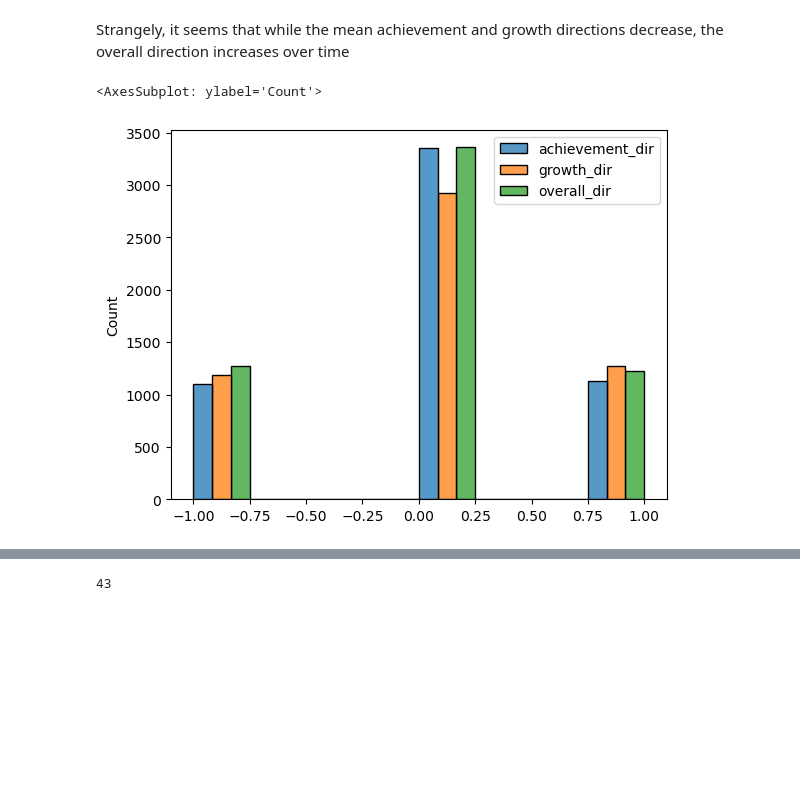
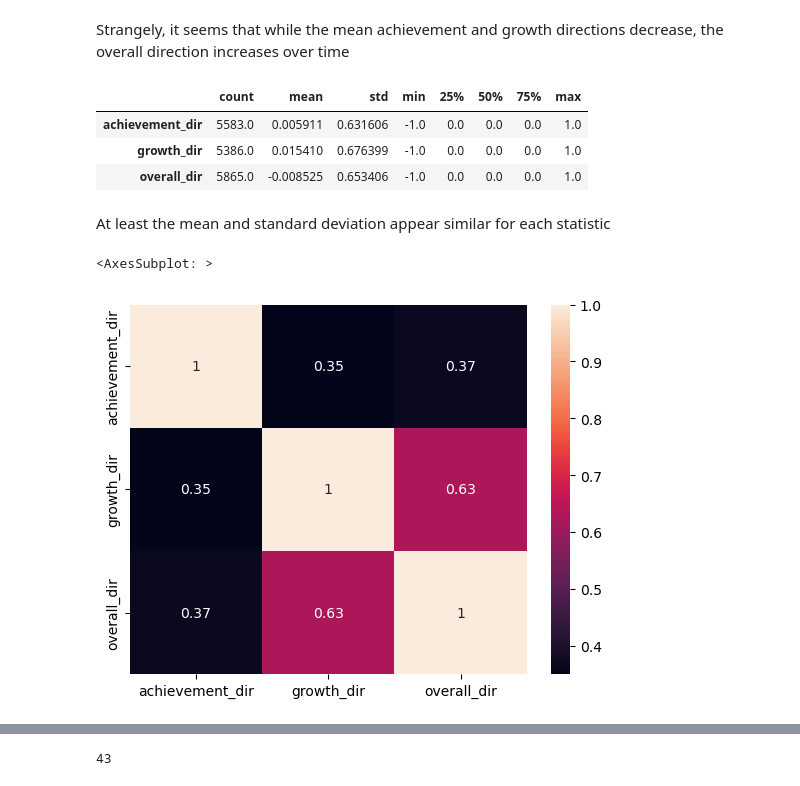
Before and after one commit to clewis53/CaeleyLewis-Capstone2-StoryOfColoradoEducation, a Jupyter notebook: notebooks/0.2-EDA.ipynb, the cells around one changed output, grey strips where cells are left out. Cells and saved outputs as stored; diff of their text form; code cells hidden in the pictures; blank space fills up the shorter version.

```diff
--- a/notebooks/0.2-EDA.ipynb
+++ b/notebooks/0.2-EDA.ipynb
@@ -789,7 +790,7 @@ There is a huge discrepancy in the school ids between 2010, 2011, and 2012. In o
 # %% [markdown]
 #### 3.1.2 Change Analysis <a name="change-analysis"></a>
 # %%
-change = make_datasets.make_tall((change_2010, change_2011, change_2012), (2010, 2011, 2012), 'year')
+change = make_datasets.make_tall((change_2010, change_2011, change_2012), (2010, 2011, 2012), 'year').drop('Record_no', axis=1)
 change.head()
 # %% [output]
 |  | school | district_id | district_name | school_id | achievement_dir | growth_dir | overall_dir | emh | ... |
@@ -812,7 +813,16 @@ plt.show()
 # %% [markdown]
 Strangely, it seems that while the mean achievement and growth directions decrease, the overall direction increases over time
 # %%
-sns.histplot(data=change[['achievement_dir', 'growth_dir', 'overall_dir']], bins=3, binwidth=0.25, multiple='dodge')
+change[['achievement_dir', 'growth_dir', 'overall_dir']].describe().T
 # %% [output]
-<AxesSubplot: ylabel='Count'>
-[figure, removed]
+|  | count | mean | std | min | 25% | 50% | 75% | max |
+| achievement_dir | 5583.0 | 0.005911 | 0.631606 | -1.0 | 0.0 | 0.0 | 0.0 | 1.0 |
+| growth_dir | 5386.0 | 0.015410 | 0.676399 | -1.0 | 0.0 | 0.0 | 0.0 | 1.0 |
+| overall_dir | 5865.0 | -0.008525 | 0.653406 | -1.0 | 0.0 | 0.0 | 0.0 | 1.0 |
+# %% [markdown]
+At least the mean and standard deviation appear similar for each statistic
+# %%
+sns.heatmap(change[['achievement_dir', 'growth_dir', 'overall_dir']].corr(), annot=True)
+# %% [output]
+<AxesSubplot: >
+[figure, added]
```
Also changed, not shown: parts of 10 cells of this notebook.
